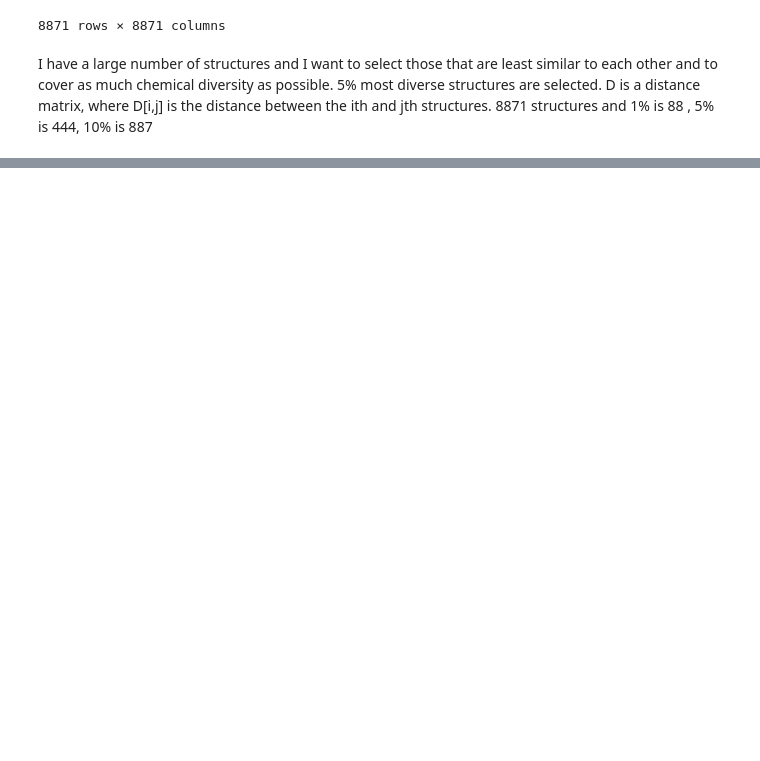
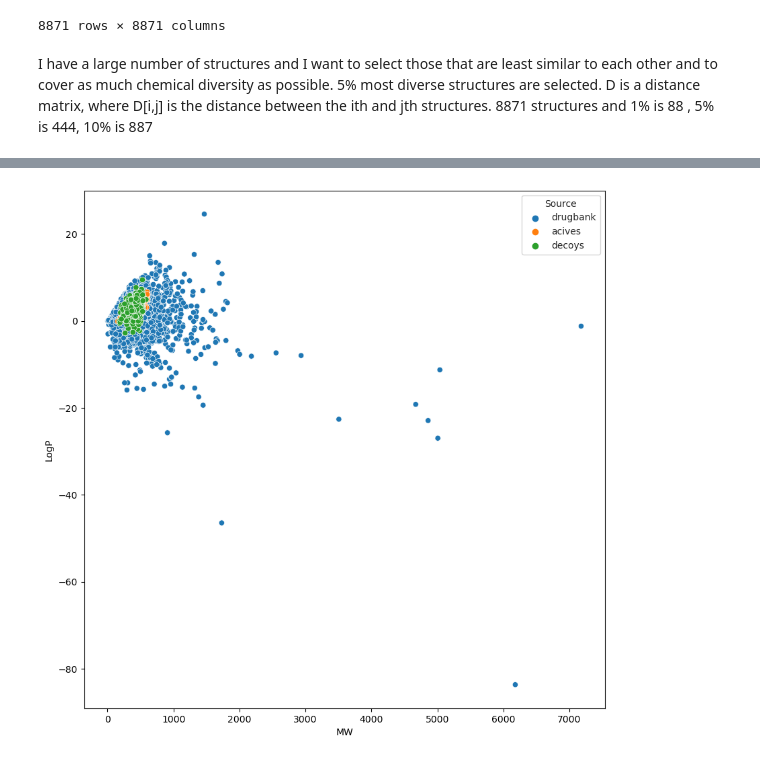
Before and after one commit to lich-uct/cdd2023, a Jupyter notebook: fulopj/jp_ntb/cdd_8.ipynb, the cells around one changed output, grey strips where cells are left out. Saved outputs shown, nothing was run; the diff lists cells and outputs as text; code cells hidden in the pictures; blank space fills up the shorter version.

Commit message:
change in df + plots

```diff
--- a/fulopj/jp_ntb/cdd_8.ipynb
+++ b/fulopj/jp_ntb/cdd_8.ipynb
@@ -225,0 +252,14 @@ df_most_diverse
+# %%
+def distance_function(index1, index2, *args, fingerprints=drd3_ligands_ecfp,
+                      metric=DataStructs.TanimotoSimilarity):
+    return 1 - DataStructs.FingerprintSimilarity(fingerprints[index1],
+                                                 fingerprints[index2],
+                                                 metric=metric)
+# %%
+
+drd3_ligands = df['Mol'].tolist()
+
+from rdkit.SimDivFilters.rdSimDivPickers import MaxMinPicker
+picker = MaxMinPicker()
+picked = list(picker.LazyPick(distance_function, len(drd3_ligands), 100))
+picked
@@ -225,0 +284,9 @@ df_most_diverse
+# %%
+# calculate MW and LogP for each molecule in df
+df['MW'] = df['Mol'].apply(lambda x: Descriptors.MolWt(x))
+df['LogP'] = df['Mol'].apply(lambda x: Descriptors.MolLogP(x))
+# HBA and HBD
+df['HBA'] = df['Mol'].apply(lambda x: Lipinski.NumHAcceptors(x))
+df['HBD'] = df['Mol'].apply(lambda x: Lipinski.NumHDonors(x))
+df['TPSA'] = df['Mol'].apply(lambda x: Descriptors.TPSA(x))
+df['RB'] = df['Mol'].apply(lambda x: Lipinski.NumRotatableBonds(x))
@@ -225,0 +312,14 @@ df_most_diverse
+# %%
+df['Picked'] = df.index.isin(picked)
+# %%
+# use df_most_diverse and create plot and visualize from which sourceare the strucutres
+# x = MW, y = LogP hue = source
+# seaborn plot
+fig, ax = plt.subplots(figsize=(10, 10))
+sns.set_style("whitegrid")
+# scatter plot without drugbank
+sns.scatterplot(x='MW', y='LogP', hue='Source', data=df)
+
+plt.show()
+# %% [output]
+[figure, added]
```
Also changed, not shown: parts of 15 cells of this notebook, 1 other file.
